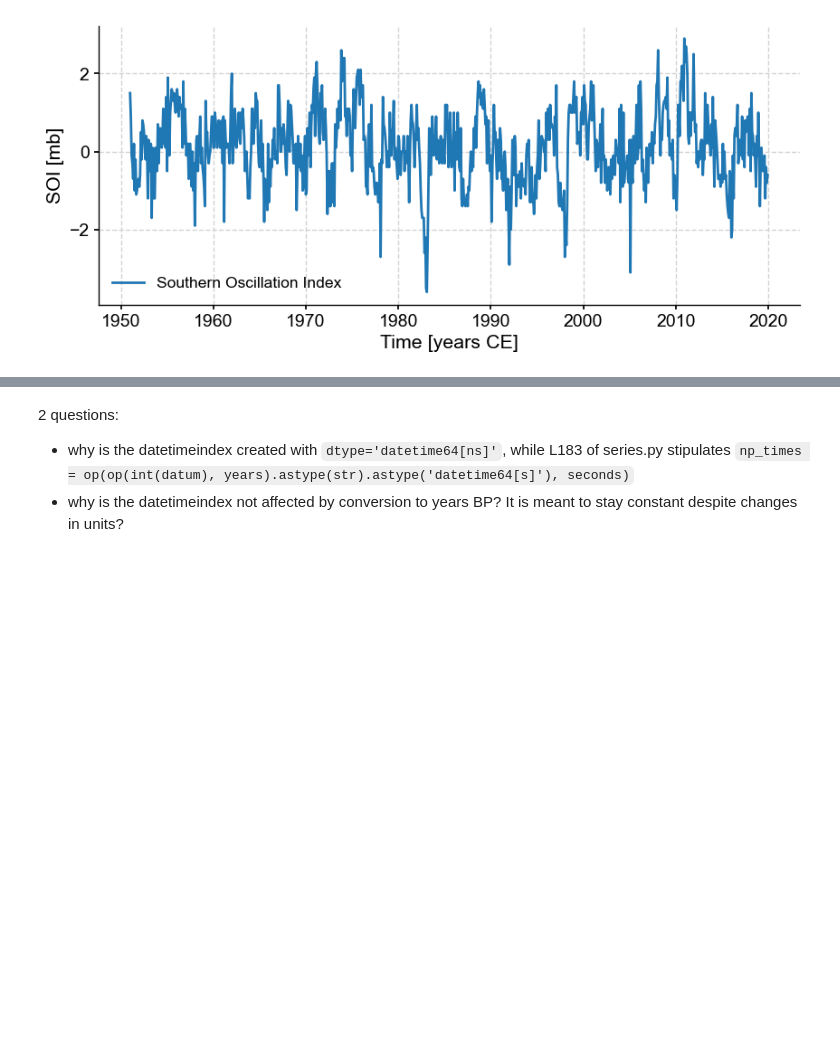
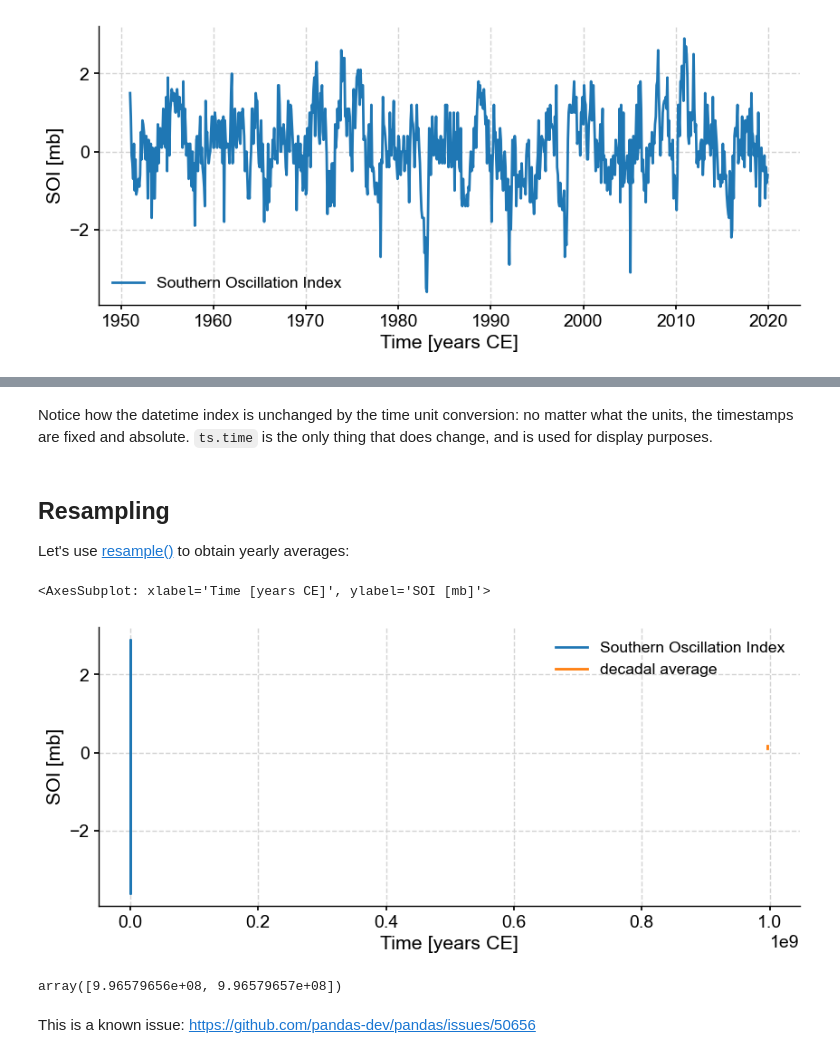
Before and after one commit to LinkedEarth/Pyleoclim_util, a Jupyter notebook: example_notebooks/Paleopandas Playground.ipynb, the cells around one changed output, grey strips where cells are left out. Drawn from its saved outputs; the diff is of its cells as text; code cells hidden in the pictures; blank space fills up the shorter version.

```diff
--- a/example_notebooks/Paleopandas Playground.ipynb
+++ b/example_notebooks/Paleopandas Playground.ipynb
@@ -53,4 +138,20 @@ DatetimeIndex(['2019-12-01 19:30:10', '2019-11-01 08:59:49',
-# %% [markdown]
-2 questions:
-- why is the datetimeindex created with `dtype='datetime64[ns]'`, while L183 of series.py stipulates `np_times = op(op(int(datum), years).astype(str).astype('datetime64[s]'), seconds)`
-- why is the datetimeindex not affected by conversion to years BP? It is meant to stay constant despite changes in units?
+# %% [markdown]
+Notice how the datetime index is unchanged by the time unit conversion: no matter what the units, the timestamps are fixed and absolute. `ts.time` is the only thing that does change, and is used for display purposes.
+# %% [markdown]
+## Resampling
+
+Let's use [resample()](https://pandas.pydata.org/docs/reference/api/pandas.DataFrame.resample.html) to obtain yearly averages:
+# %%
+ts10 = ts.pandas_method(lambda x: x.resample('Y').mean())
+ts10.label = 'decadal average'
+fig, ax = ts.plot()
+ts10.plot(ax=ax)
+# %% [output]
+<AxesSubplot: xlabel='Time [years CE]', ylabel='SOI [mb]'>
+[figure, added]
+# %%
+ts10.time
+# %% [output]
+array([9.96579656e+08, 9.96579657e+08])
+# %% [markdown]
+This is a known issue:  https://github.com/pandas-dev/pandas/issues/50656
```
Also changed, not shown: parts of 17 cells of this notebook, 3 other files.
